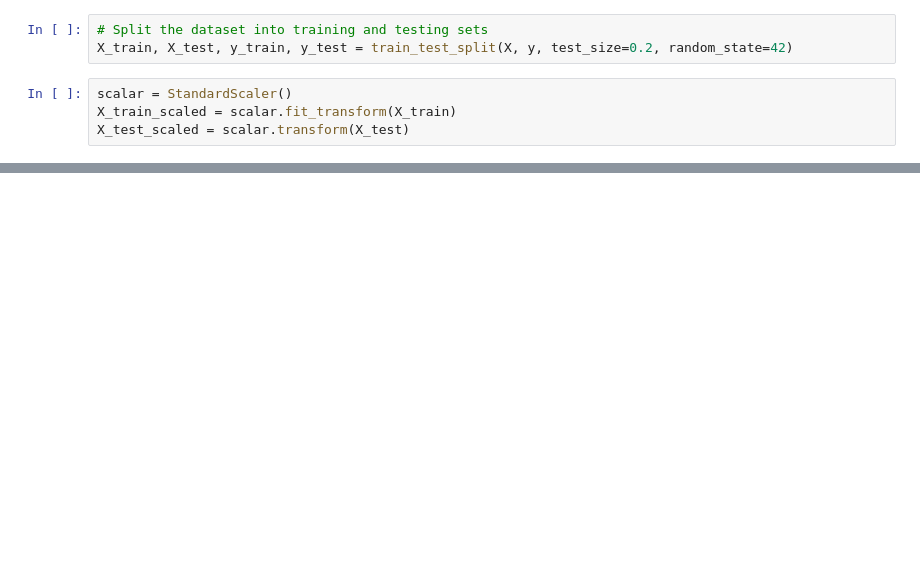
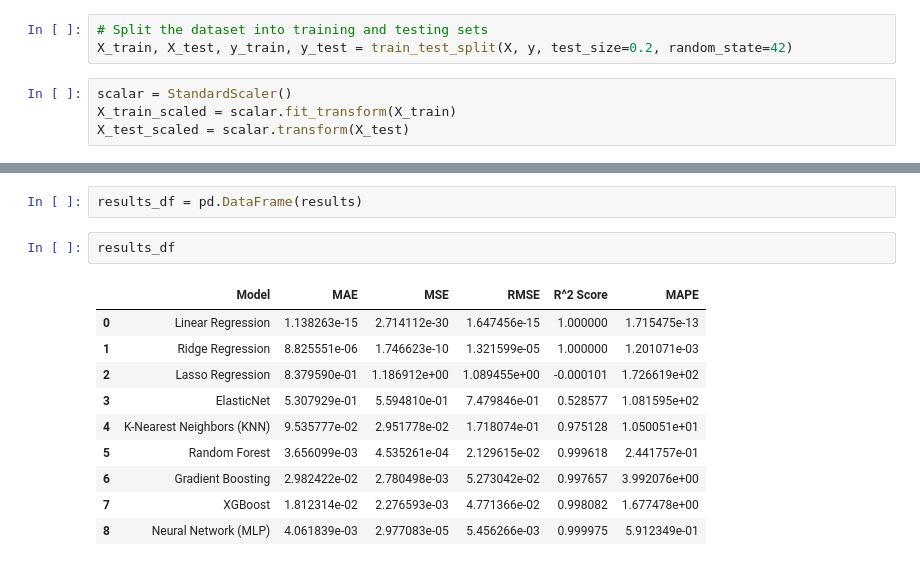
Before and after one commit to AswiniSivaraman/project_powerpulse, a Jupyter notebook: Data_Preprocessing.ipynb, the cells around one changed output, grey strips where cells are left out. Cells and saved outputs as stored; diff of their text form; blank space fills up the shorter version.

```diff
--- a/Data_Preprocessing.ipynb
+++ b/Data_Preprocessing.ipynb
@@ -715,0 +806,15 @@ ElasticNet: MAE=0.48035999886986785, MSE=0.4072377339940137, RMSE=0.638151811087
+# %%
+results_df = pd.DataFrame(results)
+# %%
+results_df
+# %% [output]
+|  | Model | MAE | MSE | RMSE | R^2 Score | MAPE |
+| 0 | Linear Regression | 1.138263e-15 | 2.714112e-30 | 1.647456e-15 | 1.000000 | 1.715475e-13 |
+| 1 | Ridge Regression | 8.825551e-06 | 1.746623e-10 | 1.321599e-05 | 1.000000 | 1.201071e-03 |
+| 2 | Lasso Regression | 8.379590e-01 | 1.186912e+00 | 1.089455e+00 | -0.000101 | 1.726619e+02 |
+| 3 | ElasticNet | 5.307929e-01 | 5.594810e-01 | 7.479846e-01 | 0.528577 | 1.081595e+02 |
+| 4 | K-Nearest Neighbors (KNN) | 9.535777e-02 | 2.951778e-02 | 1.718074e-01 | 0.975128 | 1.050051e+01 |
+| 5 | Random Forest | 3.656099e-03 | 4.535261e-04 | 2.129615e-02 | 0.999618 | 2.441757e-01 |
+| 6 | Gradient Boosting | 2.982422e-02 | 2.780498e-03 | 5.273042e-02 | 0.997657 | 3.992076e+00 |
+| 7 | XGBoost | 1.812314e-02 | 2.276593e-03 | 4.771366e-02 | 0.998082 | 1.677478e+00 |
+| 8 | Neural Network (MLP) | 4.061839e-03 | 2.977083e-05 | 5.456266e-03 | 0.999975 | 5.912349e-01 |
```
Also changed, not shown: parts of 7 cells of this notebook.
